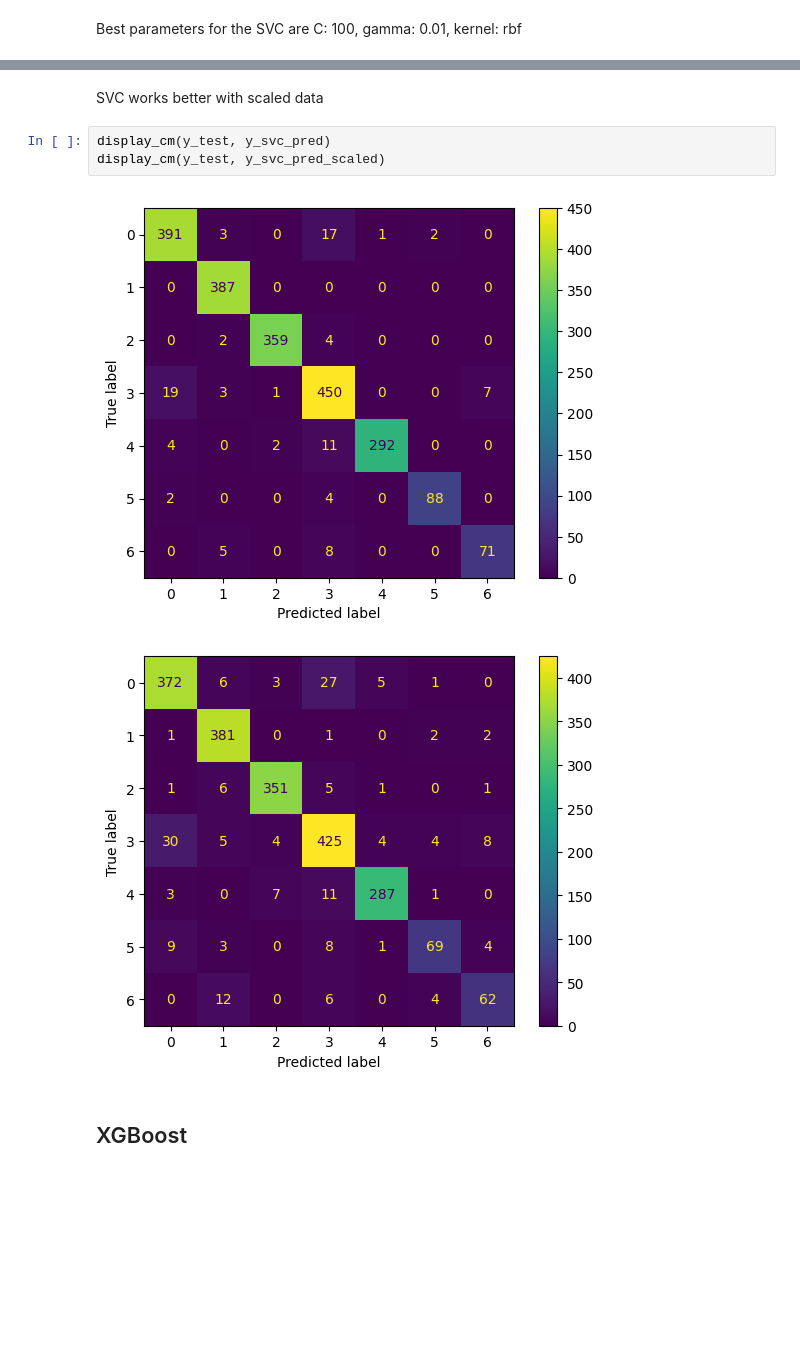
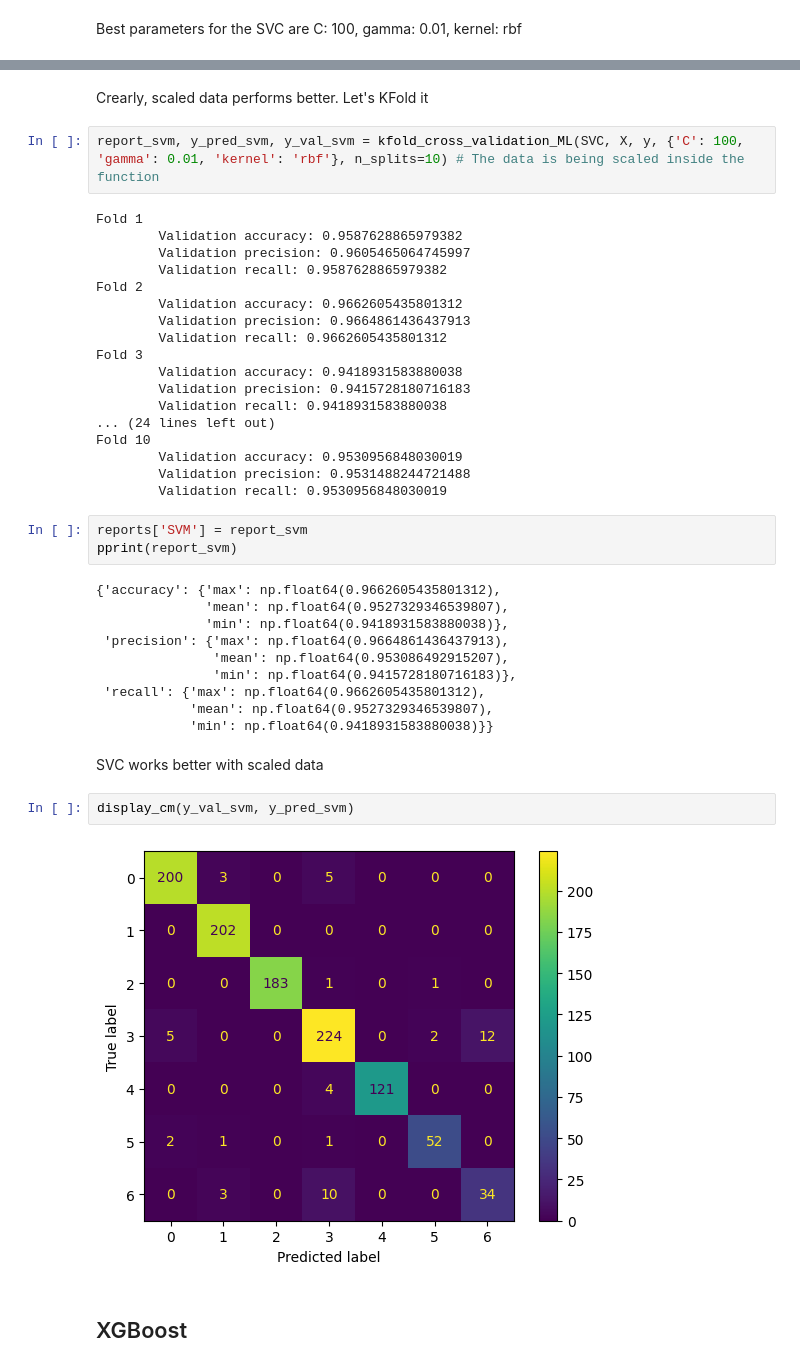
Before and after one commit to RenanFlorencio/DBdatasets, a Jupyter notebook: dbdataset/dbdataset.ipynb, the cells around one changed output, grey strips where cells are left out. Saved outputs shown, nothing was run; the diff lists cells and outputs as text; blank space fills up the shorter version.

```diff
--- a/dbdataset/dbdataset.ipynb
+++ b/dbdataset/dbdataset.ipynb
@@ -348,14 +386,47 @@ troca_faixa_esquerda_agressiva       0.91      0.85      0.88        84
                       accuracy                           0.91      2133
                      macro avg       0.90      0.88      0.89      2133
                   weighted avg       0.91      0.91      0.91      2133
+# %% [markdown]
+Crearly, scaled data performs better. Let's KFold it
+# %%
+report_svm, y_pred_svm, y_val_svm = kfold_cross_validation_ML(SVC, X, y, {'C': 100, 'gamma': 0.01, 'kernel': 'rbf'}, n_splits=10) # The data is being scaled inside the function
+# %% [output]
+Fold 1
+        Validation accuracy: 0.9587628865979382
+        Validation precision: 0.9605465064745997
+        Validation recall: 0.9587628865979382
+Fold 2
+        Validation accuracy: 0.9662605435801312
+        Validation precision: 0.9664861436437913
+        Validation recall: 0.9662605435801312
+Fold 3
+        Validation accuracy: 0.9418931583880038
+        Validation precision: 0.9415728180716183
+        Validation recall: 0.9418931583880038
+... (24 lines left out)
+Fold 10
+        Validation accuracy: 0.9530956848030019
+        Validation precision: 0.9531488244721488
+        Validation recall: 0.9530956848030019
+# %%
+reports['SVM'] = report_svm
+pprint(report_svm)
+# %% [output]
+{'accuracy': {'max': np.float64(0.9662605435801312),
+              'mean': np.float64(0.9527329346539807),
+              'min': np.float64(0.9418931583880038)},
+ 'precision': {'max': np.float64(0.9664861436437913),
+               'mean': np.float64(0.953086492915207),
+               'min': np.float64(0.9415728180716183)},
+ 'recall': {'max': np.float64(0.9662605435801312),
+            'mean': np.float64(0.9527329346539807),
+            'min': np.float64(0.9418931583880038)}}
 # %% [markdown]
 SVC works better with scaled data
-# %%
-display_cm(y_test, y_svc_pred)
-display_cm(y_test, y_svc_pred_scaled)
-# %% [output]
-[figure, removed]
-[figure, removed]
+# %%
+display_cm(y_val_svm, y_pred_svm)
+# %% [output]
+[figure, added]
 # %% [markdown]
 ## XGBoost
 # %%
```
Also changed, not shown: parts of 59 cells of this notebook.
